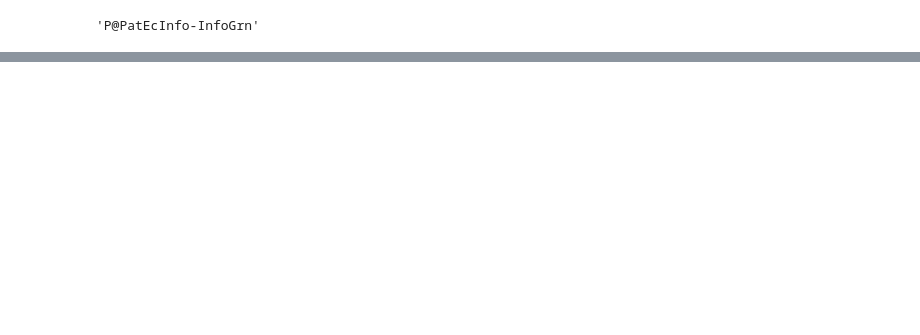
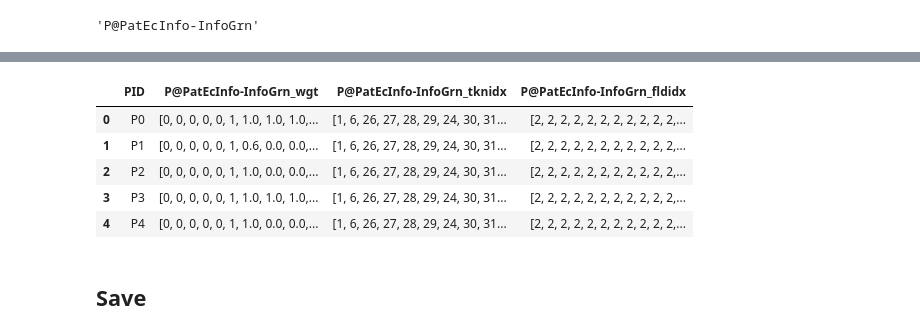
Before and after one commit to JHU-CDHAI/RecFldGrn, a Jupyter notebook: 2-FldGrn/01-P-FldGrn.ipynb, the cells around one changed output, grey strips where cells are left out. Cells and saved outputs as stored; diff of their text form; code cells hidden in the pictures; blank space fills up the shorter version.

```diff
--- a/2-FldGrn/01-P-FldGrn.ipynb
+++ b/2-FldGrn/01-P-FldGrn.ipynb
@@ -341,0 +430,12 @@ df_whole
+# %%
+df_tensor_fnl = df_tensor
+df_tensor_fnl.head()
+# %% [output]
+|  | PID | P@PatEcInfo-InfoGrn_wgt | P@PatEcInfo-InfoGrn_tknidx | P@PatEcInfo-InfoGrn_fldidx |
+| 0 | P0 | [0, 0, 0, 0, 0, 1, 1.0, 1.0, 1.0,... | [1, 6, 26, 27, 28, 29, 24, 30, 31... | [2, 2, 2, 2, 2, 2, 2, 2, 2, 2, 2,... |
+| 1 | P1 | [0, 0, 0, 0, 0, 1, 0.6, 0.0, 0.0,... | [1, 6, 26, 27, 28, 29, 24, 30, 31... | [2, 2, 2, 2, 2, 2, 2, 2, 2, 2, 2,... |
+| 2 | P2 | [0, 0, 0, 0, 0, 1, 1.0, 0.0, 0.0,... | [1, 6, 26, 27, 28, 29, 24, 30, 31... | [2, 2, 2, 2, 2, 2, 2, 2, 2, 2, 2,... |
+| 3 | P3 | [0, 0, 0, 0, 0, 1, 1.0, 1.0, 1.0,... | [1, 6, 26, 27, 28, 29, 24, 30, 31... | [2, 2, 2, 2, 2, 2, 2, 2, 2, 2, 2,... |
+| 4 | P4 | [0, 0, 0, 0, 0, 1, 1.0, 0.0, 0.0,... | [1, 6, 26, 27, 28, 29, 24, 30, 31... | [2, 2, 2, 2, 2, 2, 2, 2, 2, 2, 2,... |
+# %% [markdown]
+## Save
```
Also changed, not shown: parts of 26 cells of this notebook, 1 other file.
